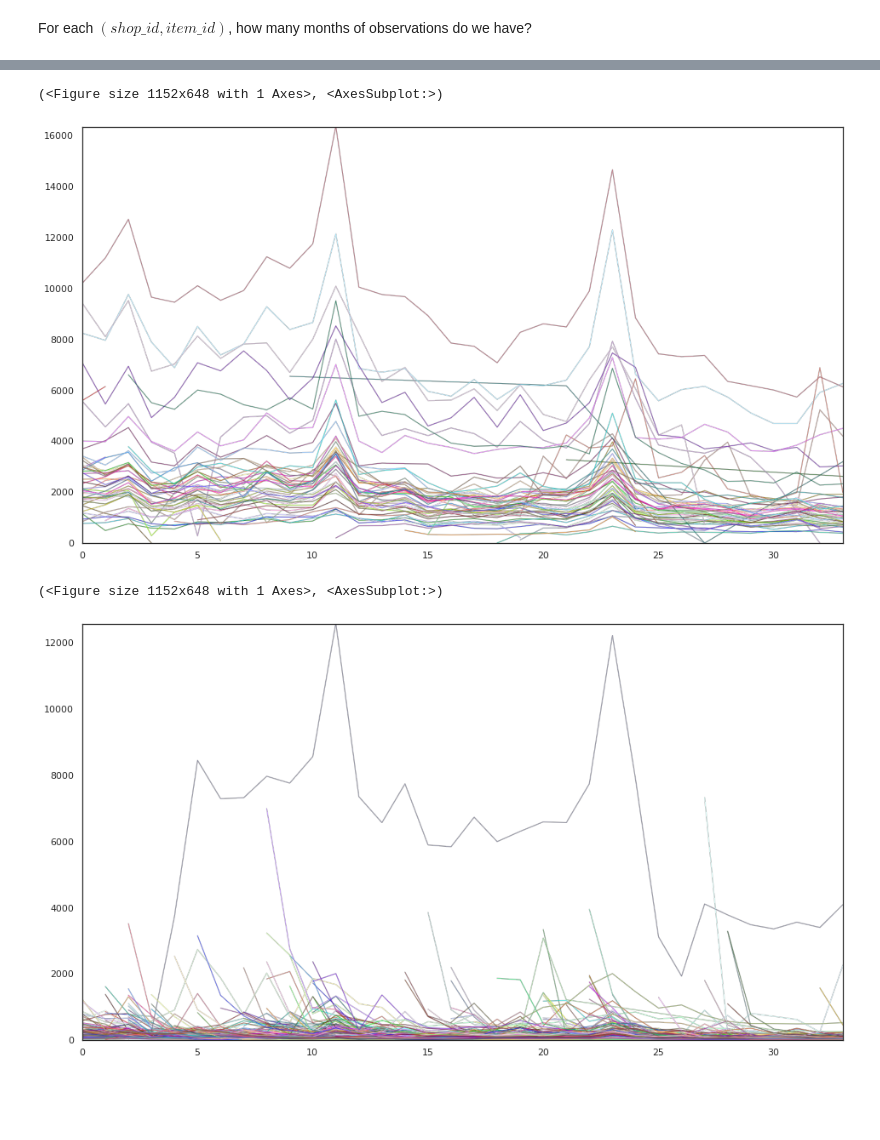
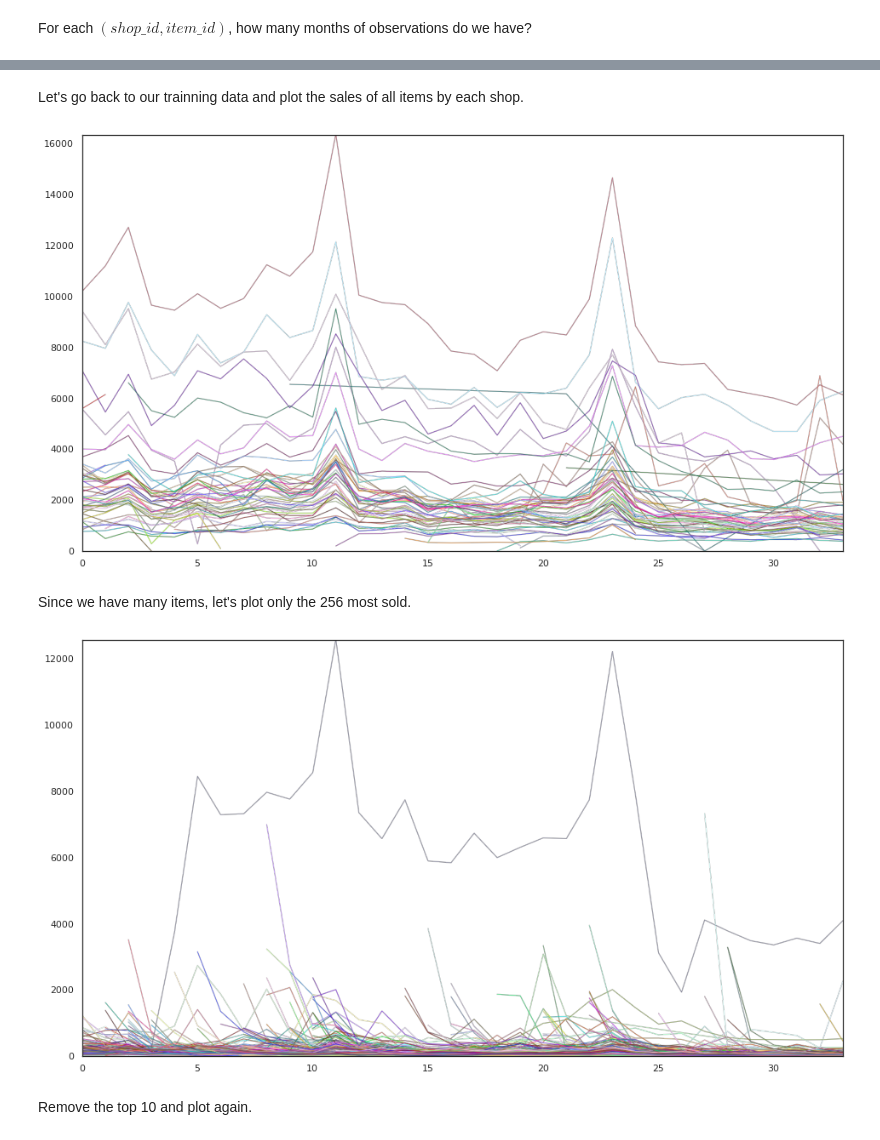
Before and after one commit to guihigashi/kaggle-pfs, a Jupyter notebook: notebooks/01-exploratory.ipynb, the cells around one changed output, grey strips where cells are left out. Saved outputs shown, nothing was run; the diff lists cells and outputs as text; code cells hidden in the pictures; blank space fills up the shorter version.

```diff
--- a/notebooks/01-exploratory.ipynb
+++ b/notebooks/01-exploratory.ipynb
@@ -179,3 +231,5 @@ sns.barplot(data=df, x="n_months", y="p", color=sns.color_palette()[0], ax=ax)
+# %% [markdown]
+Let's go back to our trainning data and plot the sales of all items by each shop.
 # %%
 def plot_item_cnt(df: pd.DataFrame, *, size=None, dpi=96):
     if size is None:
@@ -185,33 +239,40 @@ def plot_item_cnt(df: pd.DataFrame, *, size=None, dpi=96):
     y_range = (df.item_cnt.min(), df.item_cnt.max())
 
     cvs = ds.Canvas(plot_width=x_px, plot_height=y_px, x_range=x_range, y_range=y_range)
-    aggs = (cvs.line(df.loc[[i]], "date_block_num", "item_cnt", line_width=1) for i in df.index.unique())
-    shades = (tf.shade(agg, cmap=cc.glasbey[i % len(cc.glasbey)]) for i, agg in enumerate(aggs))
+    aggs = (
+        cvs.line(df.loc[[i]], "date_block_num", "item_cnt", line_width=1)
+        for i in df.index.unique()
+    )
+    shades = (
+        tf.shade(agg, cmap=cc.glasbey[i % len(cc.glasbey)])
+        for i, agg in enumerate(aggs)
+    )
     img = reduce(tf.stack, shades)
 
     fig, ax = plt.subplots(figsize=size)  # type: plt.Figure, plt.Axes
-    ax.imshow(img.to_pil(), aspect='auto', extent=(*x_range, *y_range))
+    ax.imshow(img.to_pil(), aspect="auto", extent=(*x_range, *y_range))
     ax.grid(visible=False)
 
     return fig, ax
-# %%
-df = (
-    spark.sql(
-        f"""
-    select shop_id, date_block_num, sum(item_cnt) as item_cnt
-    from yearmon_sales
-    group by shop_id, date_block_num
-    order by shop_id, date_block_num
-    """
-    )
-    .toPandas()
-    .set_index("shop_id")
-)
-
-plot_item_cnt(df)
-# %% [output]
-(<Figure size 1152x648 with 1 Axes>, <AxesSubplot:>)
-[figure, removed]
+# %%
+df = (
+    spark.sql(
+        f"""
+    select shop_id, date_block_num, sum(item_cnt) as item_cnt
+    from yearmon_sales
+    group by shop_id, date_block_num
+    order by shop_id, date_block_num
+    """
+    )
+    .toPandas()
+    .set_index("shop_id")
+)
+
+_ = plot_item_cnt(df)
+# %% [output]
+[figure, added]
+# %% [markdown]
+Since we have many items, let's plot only the 256 most sold.
 # %%
 df = (
     spark.sql(
@@ -230,13 +291,14 @@ df = (
     """
     )
     .toPandas()
-    .set_index('item_id')
+    .set_index("item_id")
 )
 
-plot_item_cnt(df)
+_ = plot_item_cnt(df)
 # %% [output]
-(<Figure size 1152x648 with 1 Axes>, <AxesSubplot:>)
 [figure]
+# %% [markdown]
+Remove the top 10 and plot again.
 # %%
 item_exclusion = (
     df.groupby("item_id")[["item_cnt"]]
```
Also changed, not shown: parts of 26 cells of this notebook, 1 other file.
